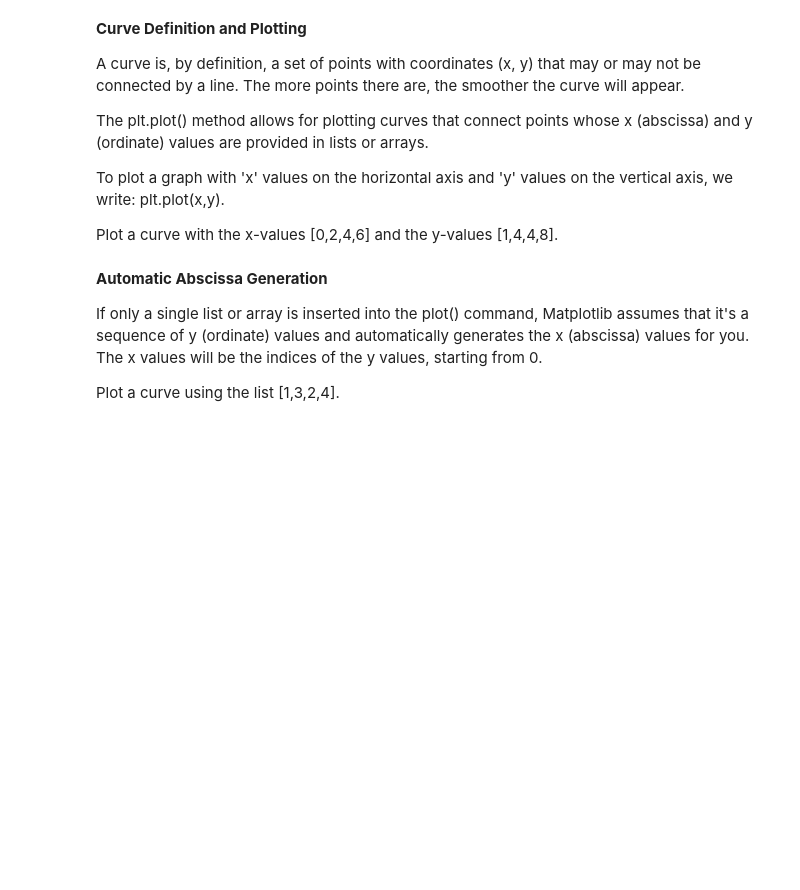
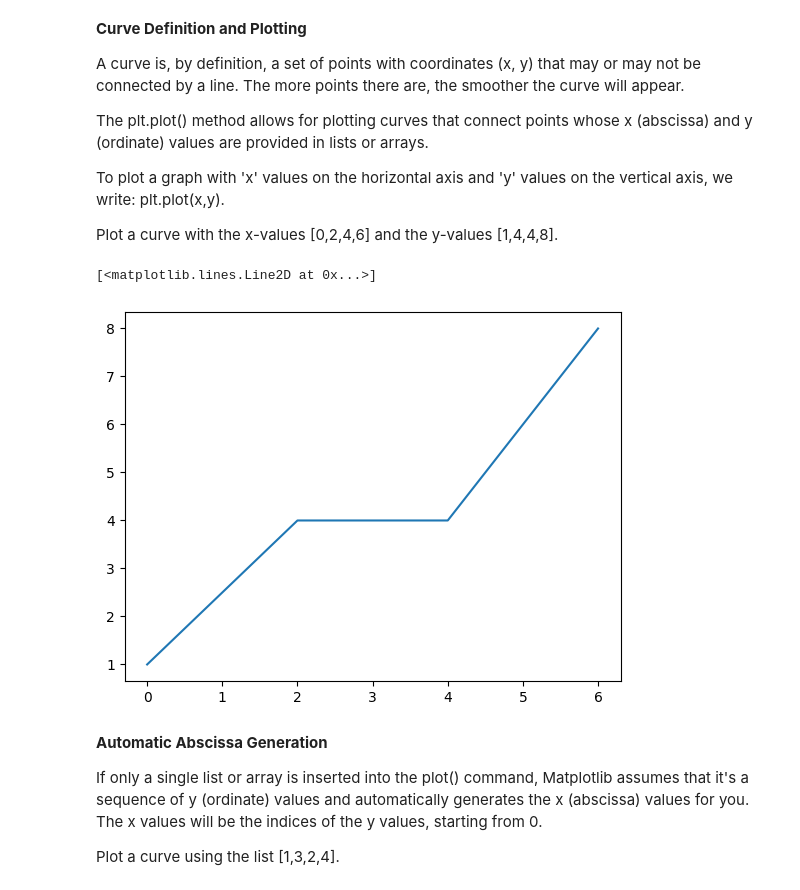
Before and after one commit to RaoulSinde/python-222, a Jupyter notebook: python_session_4.ipynb, the cells around one changed output. Cells and saved outputs as stored; diff of their text form; code cells hidden in the pictures; blank space fills up the shorter version.

```diff
--- a/python_session_4.ipynb
+++ b/python_session_4.ipynb
@@ -31,6 +34,10 @@ To plot a graph with 'x' values on the horizontal axis and 'y' values on the ver
 Plot a curve with the x-values [0,2,4,6] and the y-values [1,4,4,8].
 # %%
 ## Insert your code here
+plt.plot([0,2,4,6], [1,4,4,8])
+# %% [output]
+[<matplotlib.lines.Line2D at 0x...>]
+[figure, added]
 # %% [markdown]
 **Automatic Abscissa Generation**
 
```
Also changed, not shown: parts of 8 cells of this notebook.
